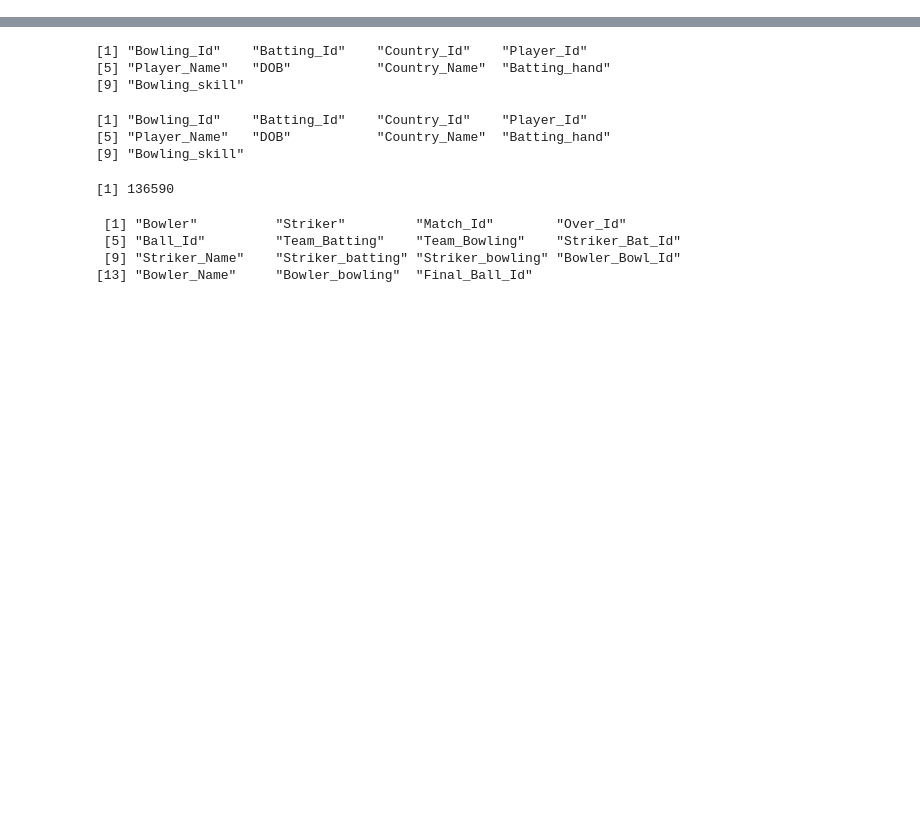
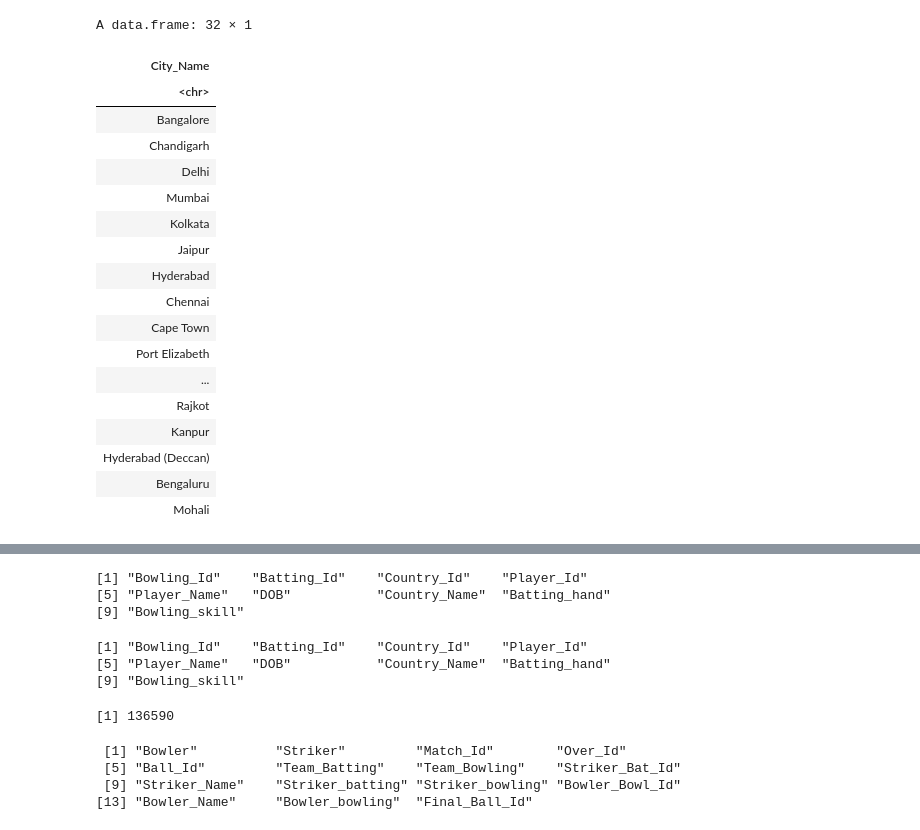
Before and after one commit to ronaldallapadan/DataWranglingProject, a Jupyter notebook: Data422_Group_Project.ipynb, the cells around one changed output, grey strips where cells are left out. Saved outputs shown, nothing was run; the diff lists cells and outputs as text; code cells hidden in the pictures; blank space fills up the shorter version.

```diff
--- a/Data422_Group_Project.ipynb
+++ b/Data422_Group_Project.ipynb
@@ -31,0 +101,27 @@ cols(
+# %%
+matches$City_Name <- as.character(matches$City_Name)
+matches$City_Name[matches$City_Name==""] <- "Dubai"
+venue_city <- matches %>%
+            select(City_Name)%>%
+  distinct()
+venue_city
+# %% [output]
+A data.frame: 32 × 1
+| City_Name |
+| <chr> |
+| Bangalore |
+| Chandigarh |
+| Delhi |
+| Mumbai |
+| Kolkata |
+| Jaipur |
+| Hyderabad |
+| Chennai |
+| Cape Town |
+| Port Elizabeth |
+| ... |
+| Rajkot |
+| Kanpur |
+| Hyderabad (Deccan) |
+| Bengaluru |
+| Mohali |
```
Also changed, not shown: parts of 9 cells of this notebook, 2 other files.
